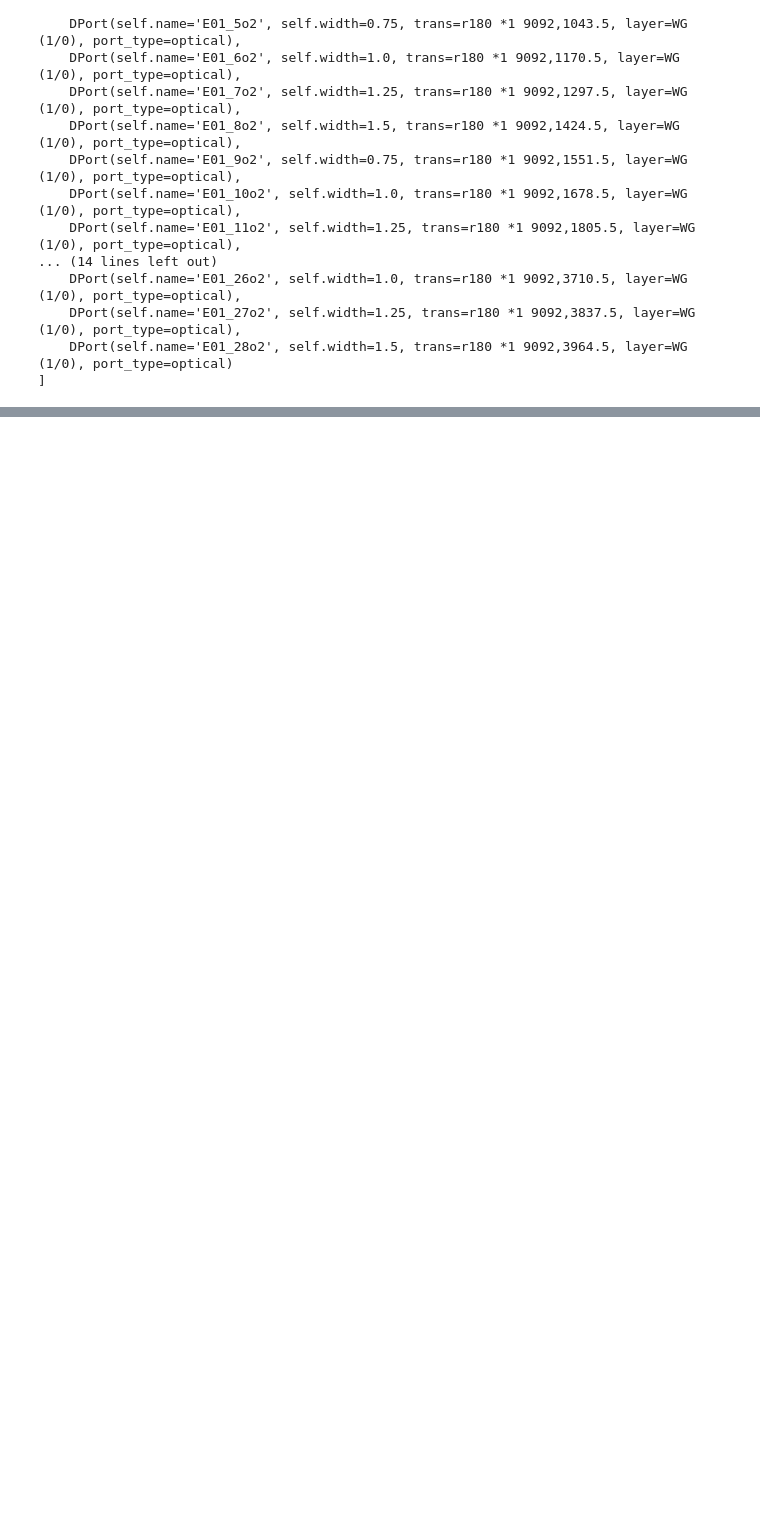
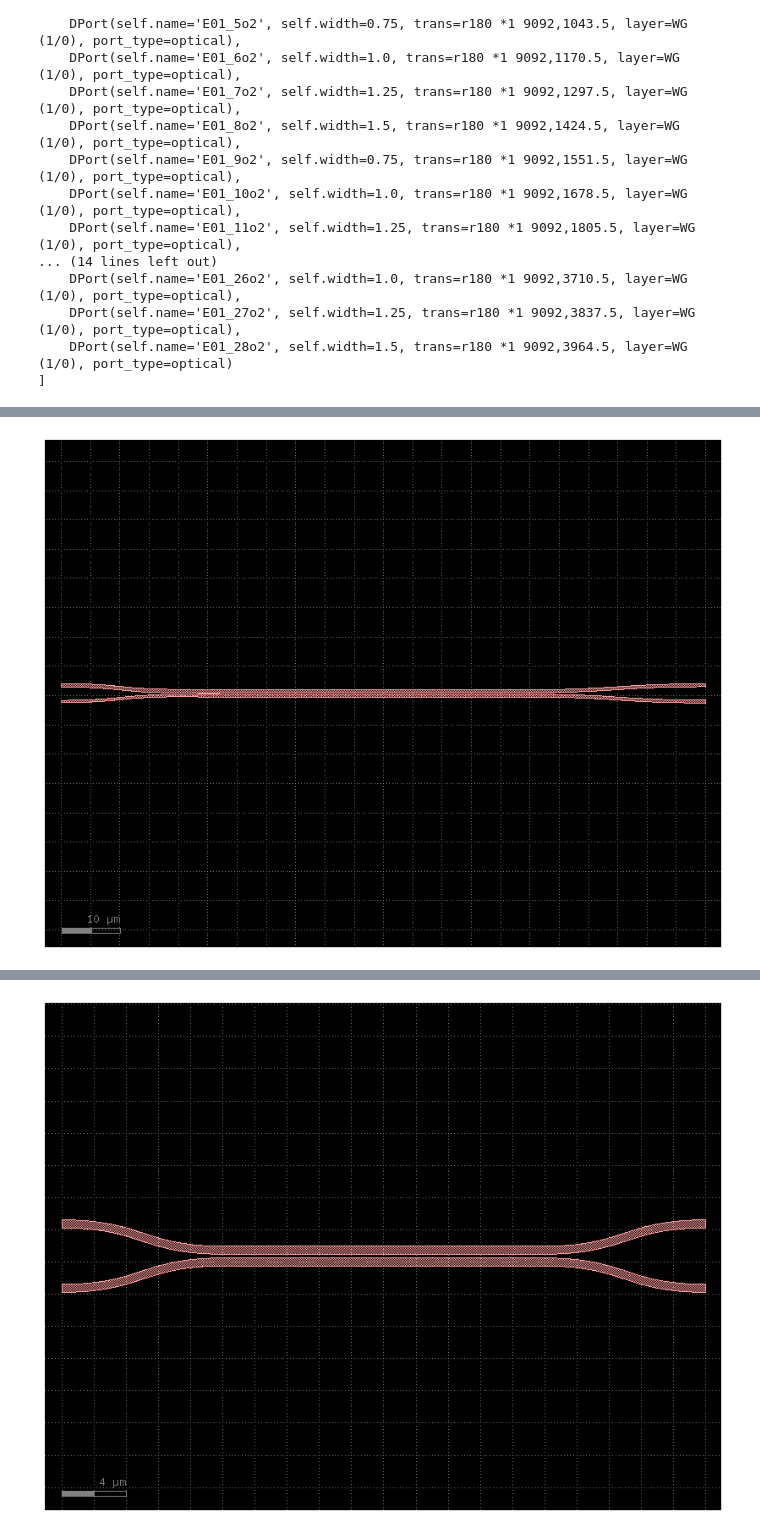
Before and after one commit to jakubsadilek/mesapdk-lab, a Jupyter notebook: test_die.ipynb, the cells around one changed output, grey strips where cells are left out. Saved outputs shown, nothing was run; the diff lists cells and outputs as text; code cells hidden in the pictures; blank space fills up the shorter version.

```diff
--- a/test_die.ipynb
+++ b/test_die.ipynb
@@ -374,0 +412,4 @@ d.show()
+# %%
+gf.c.coupler_adiabatic().plot()
+gf.c.coupler().plot()
+# %% [output]
@@ -374,0 +417 @@ d.show()
+[figure, added]
@@ -374,0 +419 @@ d.show()
+[figure, added]
```
Also changed, not shown: parts of 10 cells of this notebook, 1 other file.
